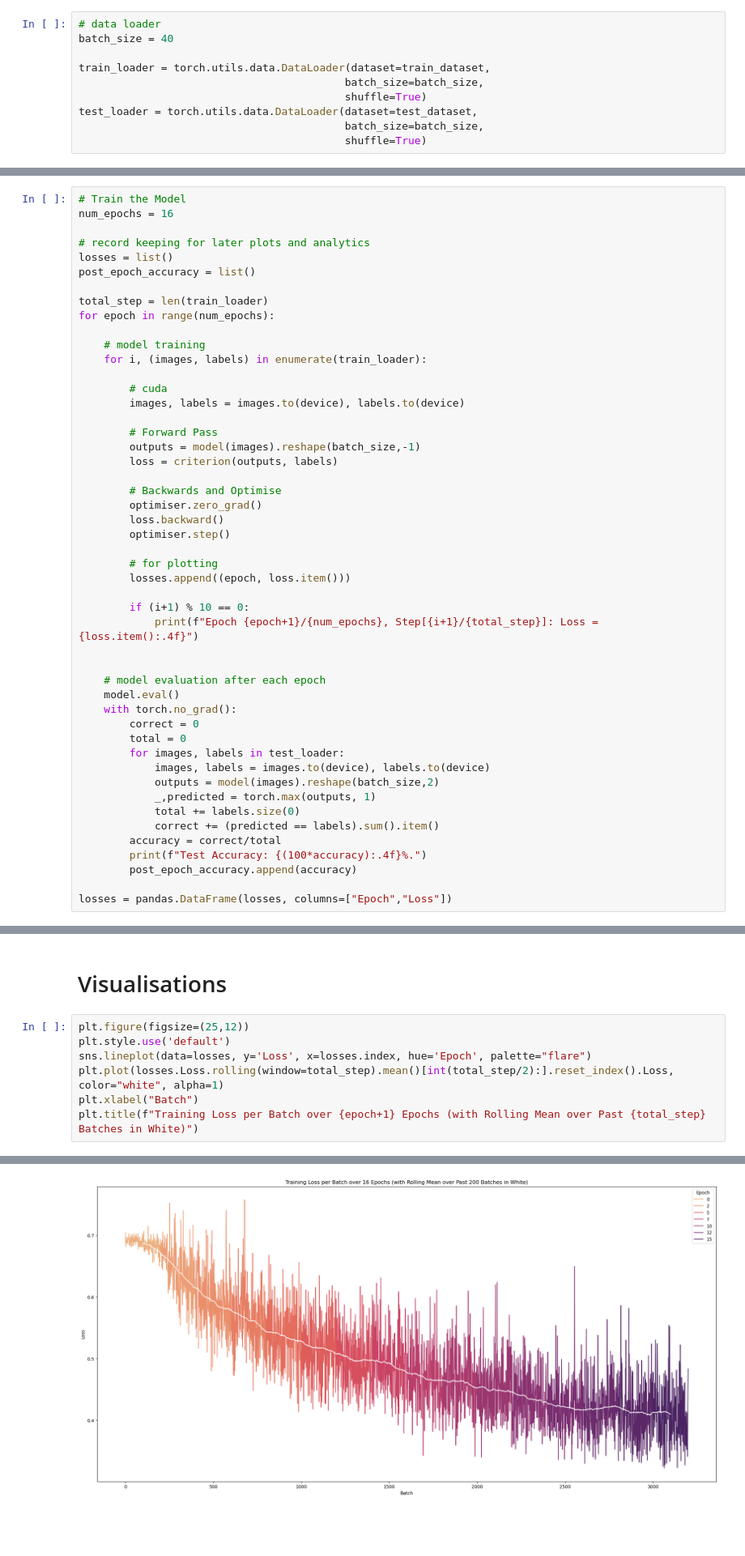
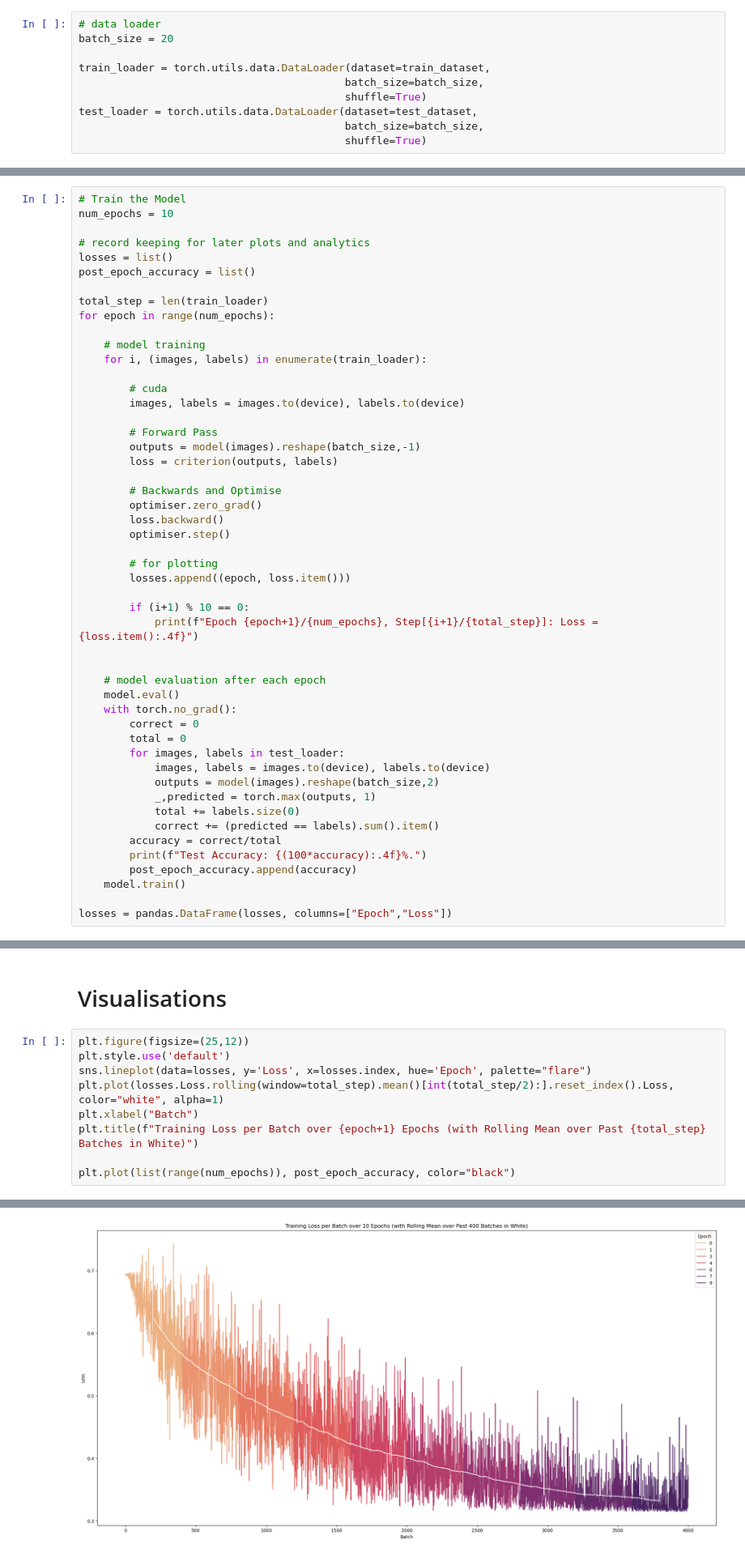
Before and after one commit to alexjmanlove/cat-dog-classifier, a Jupyter notebook: cat_dog_classifier.ipynb, the cells around one changed output, grey strips where cells are left out. Shown at 81% size. Saved outputs shown, nothing was run; the diff lists cells and outputs as text; blank space fills up the shorter version.

```diff
--- a/cat_dog_classifier.ipynb
+++ b/cat_dog_classifier.ipynb
@@ -28,7 +56,7 @@ train_dataset = datasets.ImageFolder("./data/training_set/", transform=transform
 test_dataset = datasets.ImageFolder("./data/test_set", transform=transformation)
 # %%
 # data loader
-batch_size = 40
+batch_size = 20
 
 train_loader = torch.utils.data.DataLoader(dataset=train_dataset,
                                           batch_size=batch_size,
@@ -114,7 +158,7 @@ criterion = nn.CrossEntropyLoss()
 optimiser = torch.optim.Adam(model.parameters(), lr=0.00001)
 # %%
 # Train the Model
-num_epochs = 16
+num_epochs = 10
 
 # record keeping for later plots and analytics
 losses = list()
@@ -159,6 +203,7 @@ for epoch in range(num_epochs):
         accuracy = correct/total
         print(f"Test Accuracy: {(100*accuracy):.4f}%.")
         post_epoch_accuracy.append(accuracy)
+    model.train()
 
 losses = pandas.DataFrame(losses, columns=["Epoch","Loss"])
 # %% [output]
@@ -188,4 +249,6 @@ sns.lineplot(data=losses, y='Loss', x=losses.index, hue='Epoch', palette="flare"
 plt.plot(losses.Loss.rolling(window=total_step).mean()[int(total_step/2):].reset_index().Loss, color="white", alpha=1)
 plt.xlabel("Batch")
 plt.title(f"Training Loss per Batch over {epoch+1} Epochs (with Rolling Mean over Past {total_step} Batches in White)")
+
+plt.plot(list(range(num_epochs)), post_epoch_accuracy, color="black")
 # %% [output]
@@ -193,4 +256,4 @@ Text(0.5, 1.0, 'Training Loss per Batch over 16 Epochs (with Rolling Mean over P
-[figure, old version]
+[figure, new version]
 # %%
 fig, ax = plt.subplots()
 fig.set_size_inches(10, 4)
```
Also changed, not shown: parts of 10 cells of this notebook.
